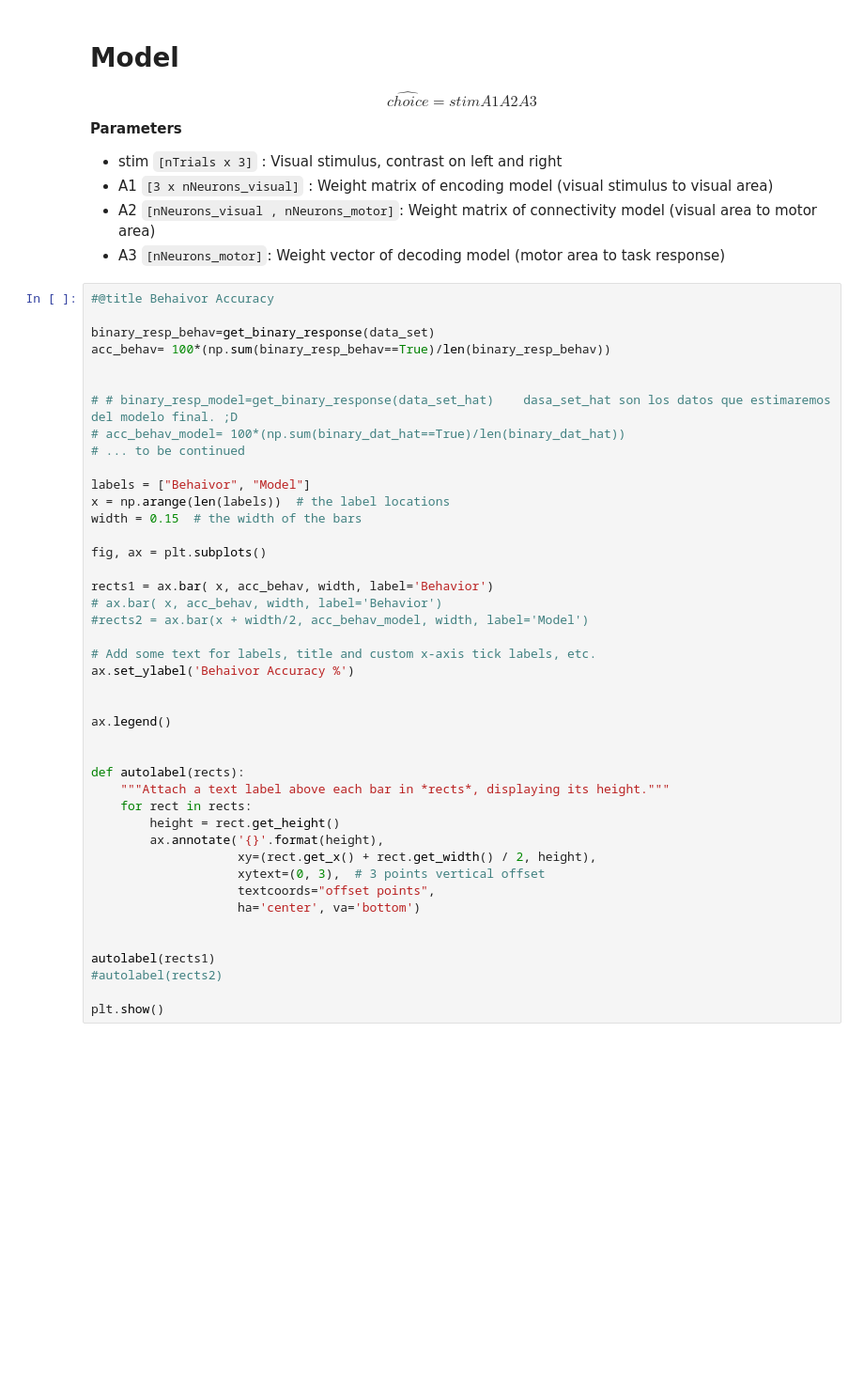
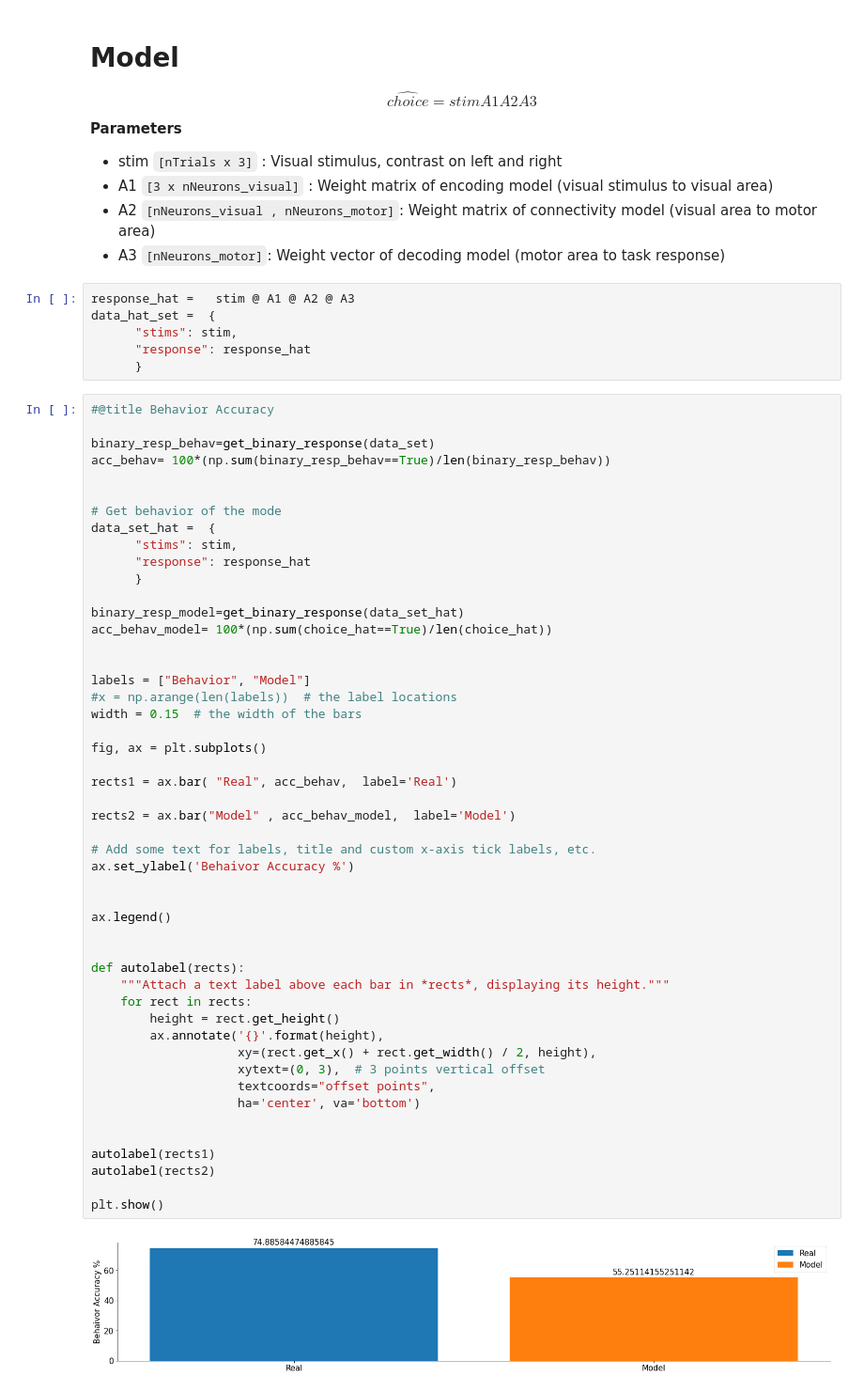
Before and after one commit to mgonzal1/nma_wombat_connectivy_project, a Jupyter notebook: connectivity.ipynb, the cells around one changed output. Shown at 94% size. Drawn from its saved outputs; the diff is of its cells as text; blank space fills up the shorter version.

```diff
--- a/connectivity.ipynb
+++ b/connectivity.ipynb
@@ -499,46 +529,60 @@ $$ \hat{choice} = stim A1 A2 A3 $$
 * A1 `[3 x nNeurons_visual]` : Weight matrix of encoding model (visual stimulus to visual area)
 * A2 `[nNeurons_visual , nNeurons_motor]`: Weight  matrix of connectivity model (visual area to motor area)
 * A3 `[nNeurons_motor]`: Weight vector of decoding model (motor area to task response)
+# %%
+response_hat =   stim @ A1 @ A2 @ A3
+data_hat_set =  {
+      "stims": stim,
+      "response": response_hat
+      }
 # %%
-#@title Behaivor Accuracy
+#@title Behavior Accuracy
 
 binary_resp_behav=get_binary_response(data_set)
 acc_behav= 100*(np.sum(binary_resp_behav==True)/len(binary_resp_behav))
 
 
-# # binary_resp_model=get_binary_response(data_set_hat)    dasa_set_hat son los datos que estimaremos del modelo final. ;D
-# acc_behav_model= 100*(np.sum(binary_dat_hat==True)/len(binary_dat_hat))
-# ... to be continued
+# Get behavior of the mode
+data_set_hat =  {
+      "stims": stim,
+      "response": response_hat
+      }
 
-labels = ["Behaivor", "Model"]
-x = np.arange(len(labels))  # the label locations
+binary_resp_model=get_binary_response(data_set_hat)
+acc_behav_model= 100*(np.sum(choice_hat==True)/len(choice_hat))
+
+
+labels = ["Behavior", "Model"]
+#x = np.arange(len(labels))  # the label locations
 width = 0.15  # the width of the bars
 
 fig, ax = plt.subplots()
 
-rects1 = ax.bar( x, acc_behav, width, label='Behavior')
-# ax.bar( x, acc_behav, width, label='Behavior')
-#rects2 = ax.bar(x + width/2, acc_behav_model, width, label='Model')
+rects1 = ax.bar( "Real", acc_behav,  label='Real')
+
+rects2 = ax.bar("Model" , acc_behav_model,  label='Model')
 
 # Add some text for labels, title and custom x-axis tick labels, etc.
 ax.set_ylabel('Behaivor Accuracy %')
 
 
 ax.legend()
 
 
 def autolabel(rects):
     """Attach a text label above each bar in *rects*, displaying its height."""
     for rect in rects:
         height = rect.get_height()
         ax.annotate('{}'.format(height),
                     xy=(rect.get_x() + rect.get_width() / 2, height),
                     xytext=(0, 3),  # 3 points vertical offset
                     textcoords="offset points",
                     ha='center', va='bottom')
 
 
 autolabel(rects1)
-#autolabel(rects2)
+autolabel(rects2)
 
 plt.show()
+# %% [output]
+[figure, added]
```
Also changed, not shown: parts of 16 cells of this notebook.
